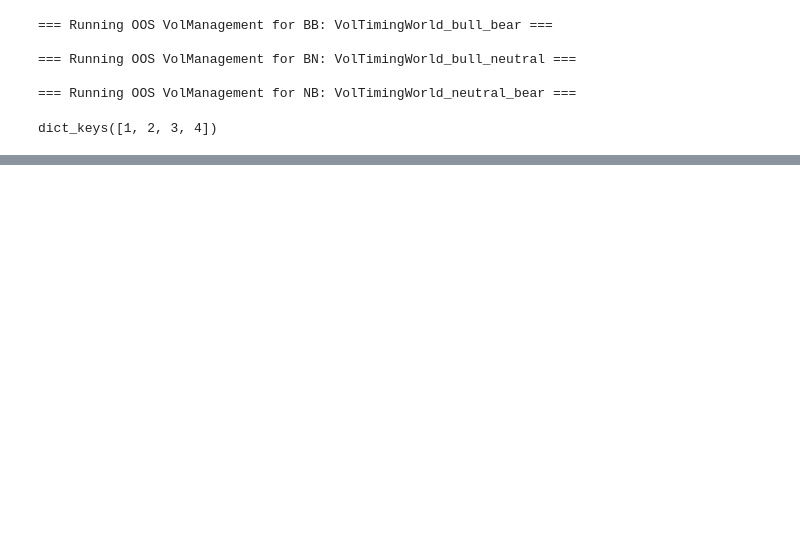
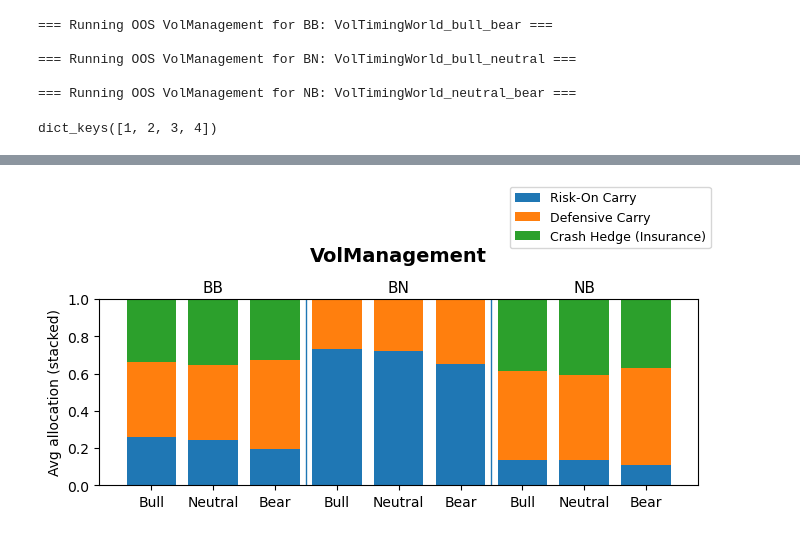
Before and after one commit to Attilasarkany/Q-A2C-Replication, a Jupyter notebook: Chapter2_model_comperison/Regime_Switching_simulation_volatility.ipynb, the cells around one changed output, grey strips where cells are left out. Cells and saved outputs as stored; diff of their text form; code cells hidden in the pictures; blank space fills up the shorter version.

```diff
--- a/Chapter2_model_comperison/Regime_Switching_simulation_volatility.ipynb
+++ b/Chapter2_model_comperison/Regime_Switching_simulation_volatility.ipynb
@@ -1560,0 +2271,34 @@ regime_weighted
+# %%
+VOL_WINDOW  = 42
+oos_by_scenario_VOL_WINDOW_42_assetwise_vol_proxyT = {}
+
+for scen in targeted_scenarios:
+    scen_key = scen["short"]   # "BB","BN","NB"
+    print(f"\n=== Running OOS VolManagement for {scen_key}: {scen['name']} ===")
+
+    oos_by_scenario_VOL_WINDOW_42_assetwise_vol_proxyT[scen_key] = run_volmanagement_oos_for_scenario(
+        scenario_name=scen["name"],
+        Q_matrix=scen["Q"],
+        c_list=scen["c"],
+        Phi_k=Phi_k,
+        Sigma_list=scen["Sigma"],
+        regime_names=regime_names,
+        asset_names=asset_names,
+        df_list=scen["df_list"],
+        logh_mu_list=scen["logh_mu_list"],
+        sv_rho=scen["sv_rho"],
+        sv_sigma=scen["sv_sigma"],
+        train_seeds=train_seeds,
+        test_seeds=test_seeds,
+        train_T_days=TRAIN_T_DAYS,
+        test_T_days=TEST_T_DAYS,
+        burn_in_months_train=BURN_IN_TRAIN,
+        burn_in_months_test=BURN_IN_TEST,
+        start_date=START_DATE,
+        gamma=GAMMA,
+        ridge=RIDGE,
+        c_tc=C_TC,
+        vol_window=VOL_WINDOW,
+        use_avg_vol_proxy=True,
+        use_assetwise_vol_proxy=True,
+    )
@@ -1560,0 +2458,12 @@ regime_weighted
+# %%
+
+
+plot_regime_allocations_volmanagement(
+    oos_by_scenario_VOL_WINDOW_42_assetwise_vol_proxyT,
+    scenario_order=("BB","BN","NB"),
+    regime_names=("Bull","Neutral","Bear"),
+    asset_names=("Risk-On Carry", "Defensive Carry", "Crash Hedge (Insurance)"),
+    title="VolManagement"
+)
+# %% [output]
+[figure, added]
```
Also changed, not shown: parts of 51 cells of this notebook.
